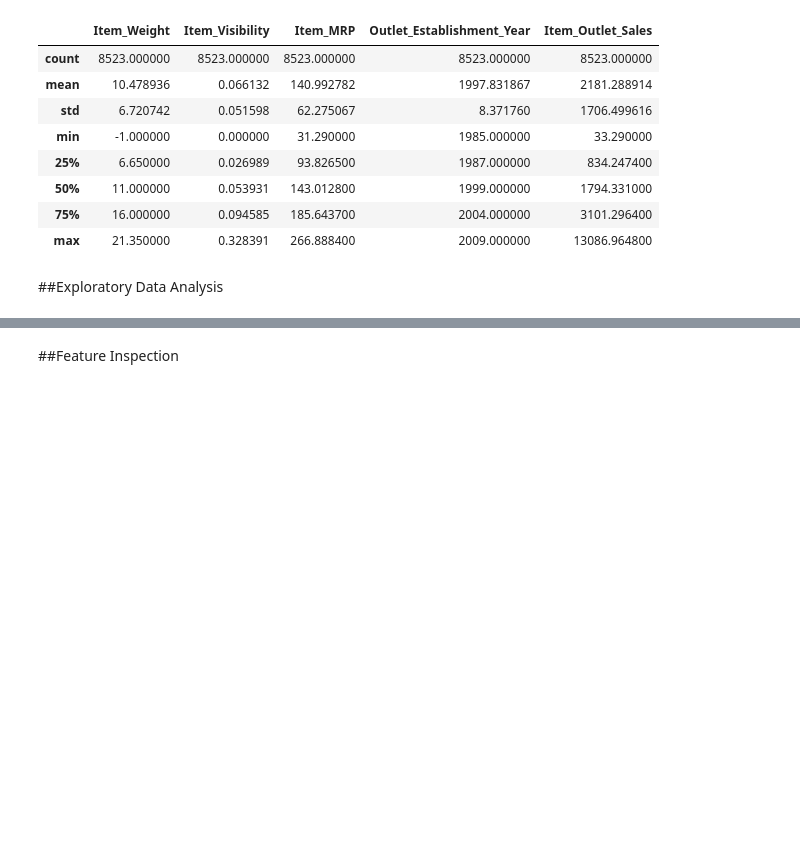
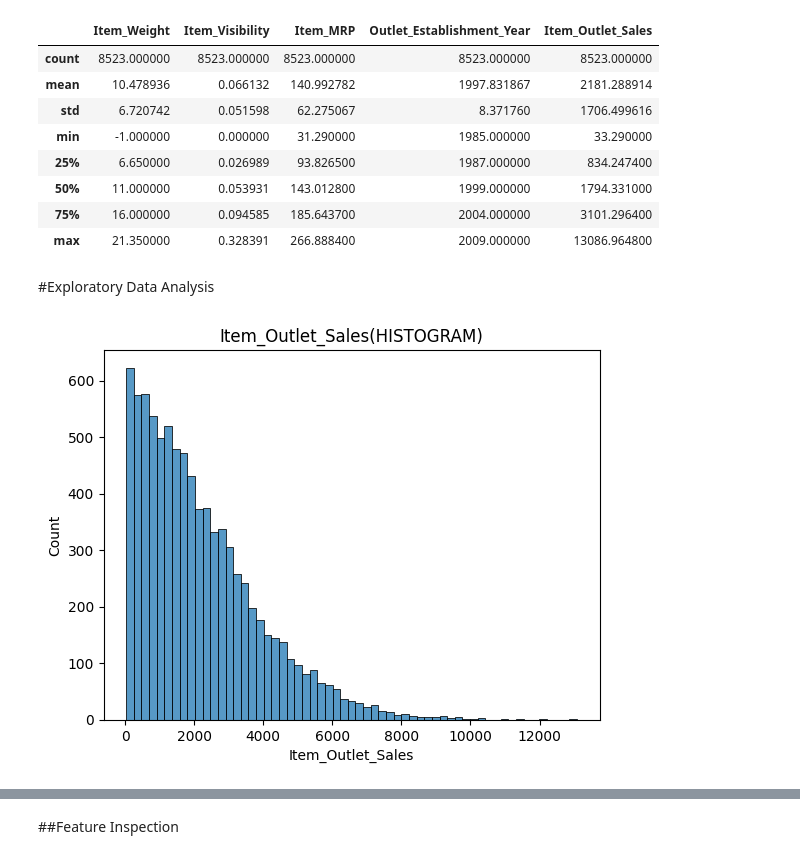
Before and after one commit to HABIB5585/Sales_prediction, a Jupyter notebook: Prediction_of_Product__Sales.ipynb, the cells around one changed output, grey strips where cells are left out. Saved outputs shown, nothing was run; the diff lists cells and outputs as text; code cells hidden in the pictures; blank space fills up the shorter version.

```diff
--- a/Prediction_of_Product__Sales.ipynb
+++ b/Prediction_of_Product__Sales.ipynb
@@ -212,4 +212,4 @@ df[num_cols].describe()
 | 75% | 16.000000 | 0.094585 | 185.643700 | 2004.000000 | 3101.296400 |
 | max | 21.350000 | 0.328391 | 266.888400 | 2009.000000 | 13086.964800 |
 # %% [markdown]
-##Exploratory Data Analysis
+#Exploratory Data Analysis
@@ -215,0 +219,6 @@ df[num_cols].describe()
+# %%
+#a histogram with informations of the column (Item_Outlet_Sales)
+ax=sns.histplot(data=df,x="Item_Outlet_Sales")
+ax.set_title("Item_Outlet_Sales(HISTOGRAM)");
+# %% [output]
+[figure, added]
```
Also changed, not shown: parts of 7 cells of this notebook.
